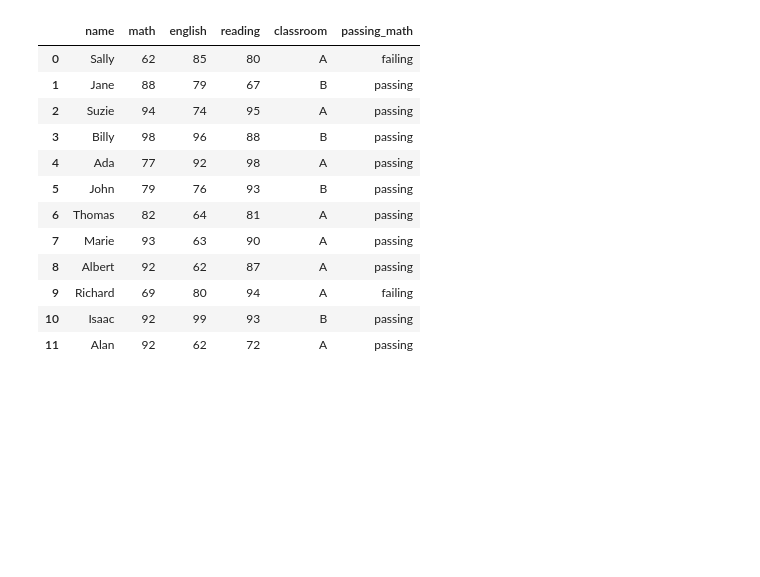
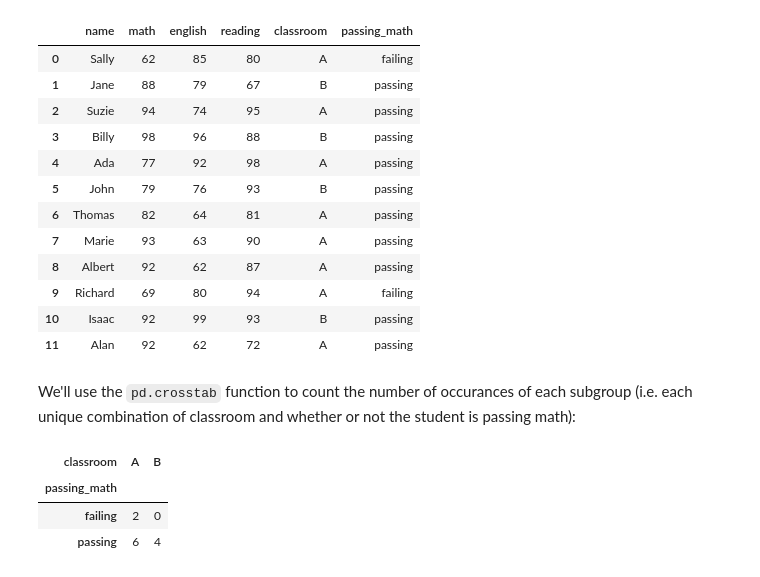
Before and after one commit to RichardAlcabes22/codeup_review, a Jupyter notebook: 3-data_science_libraries/00_pandas_adv_dataframes_lesson.ipynb, the cells around one changed output. Drawn from its saved outputs; the diff is of its cells as text; code cells hidden in the pictures; blank space fills up the shorter version.

```diff
--- a/3-data_science_libraries/00_pandas_adv_dataframes_lesson.ipynb
+++ b/3-data_science_libraries/00_pandas_adv_dataframes_lesson.ipynb
@@ -612,3 +612,12 @@ df
 | 9 | Richard | 69 | 80 | 94 | A | failing |
 | 10 | Isaac | 92 | 99 | 93 | B | passing |
 | 11 | Alan | 92 | 62 | 72 | A | passing |
+# %% [markdown]
+We'll use the `pd.crosstab` function to count the number of occurances of each subgroup (i.e. each unique combination of classroom and whether or not the student is passing math):
+# %%
+pd.crosstab(df.passing_math,df.classroom)
+# %% [output]
+| classroom | A | B |
+| passing_math |  |  |
+| failing | 2 | 0 |
+| passing | 6 | 4 |
```
Also changed, not shown: parts of 2 cells of this notebook.
